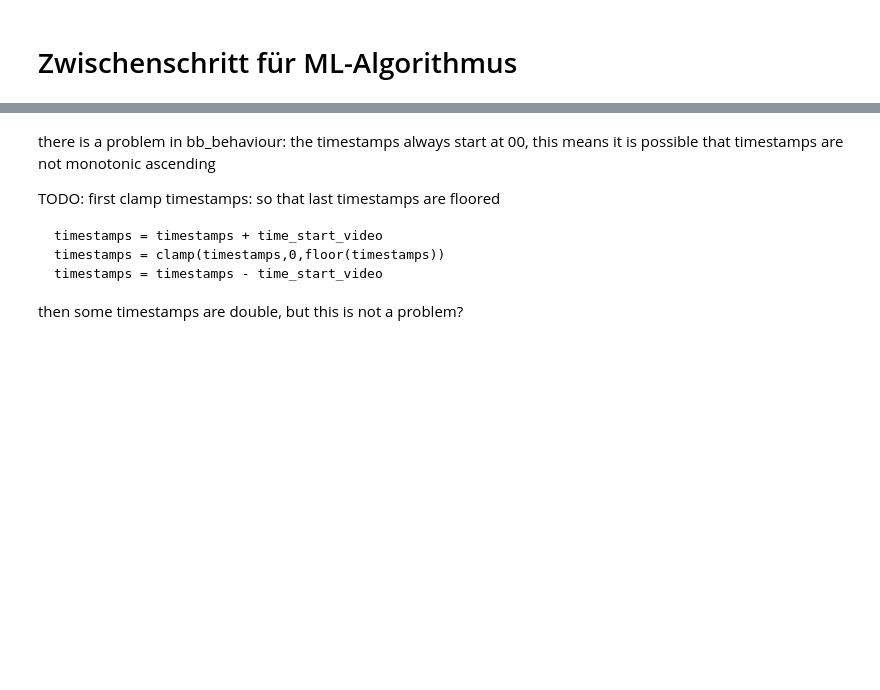
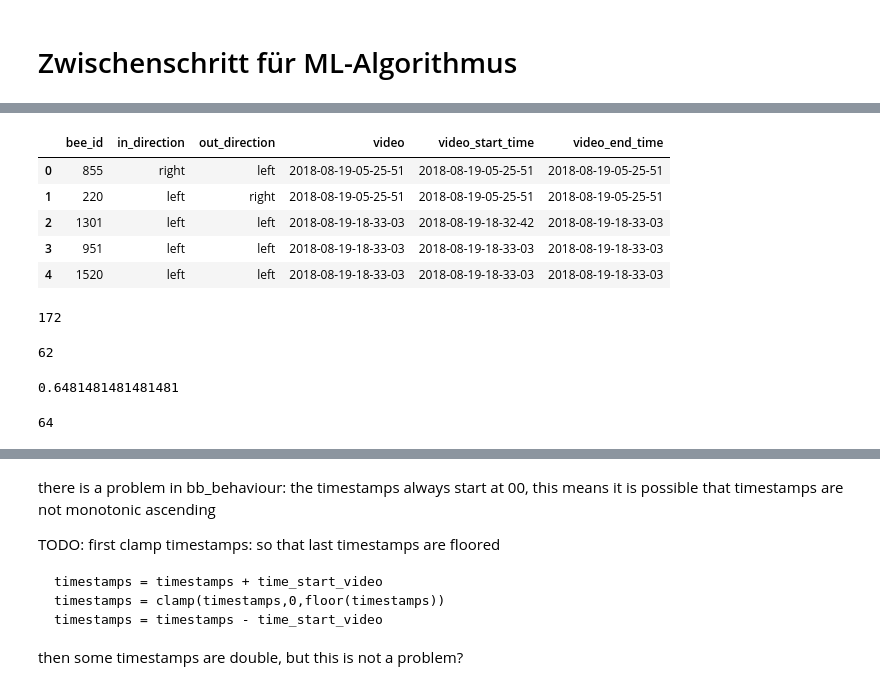
Before and after one commit to tschopo/swp_bioroboticslab, a Jupyter notebook: pipeline_tracking_test_daniel2.ipynb, the cells around one changed output, grey strips where cells are left out. Drawn from its saved outputs; the diff is of its cells as text; code cells hidden in the pictures; blank space fills up the shorter version.

```diff
--- a/pipeline_tracking_test_daniel2.ipynb
+++ b/pipeline_tracking_test_daniel2.ipynb
@@ -708,0 +697,32 @@ tracks_ml = merge_tracks(tracks_ml)
+# %%
+test_data = test_data.rename(columns={'timestamp_in': 'video_start_time', 'timestamp_out': 'video_end_time'})
+test_data.head()
+# %% [output]
+|  | bee_id | in_direction | out_direction | video | video_start_time | video_end_time |
+| 0 | 855 | right | left | 2018-08-19-05-25-51 | 2018-08-19-05-25-51 | 2018-08-19-05-25-51 |
+| 1 | 220 | left | right | 2018-08-19-05-25-51 | 2018-08-19-05-25-51 | 2018-08-19-05-25-51 |
+| 2 | 1301 | left | left | 2018-08-19-18-33-03 | 2018-08-19-18-32-42 | 2018-08-19-18-33-03 |
+| 3 | 951 | left | left | 2018-08-19-18-33-03 | 2018-08-19-18-33-03 | 2018-08-19-18-33-03 |
+| 4 | 1520 | left | left | 2018-08-19-18-33-03 | 2018-08-19-18-33-03 | 2018-08-19-18-33-03 |
+# %%
+len(tracks_ml)
+# %% [output]
+172
+# %%
+test = pd.merge(tracks_ml,test_data,how='inner',on=['bee_id','video_start_time','video_end_time'])
+len(test)
+# %% [output]
+62
+# %%
+70/108
+# %% [output]
+0.6481481481481481
+# %%
+# first merge only by video_start time for in direction,
+t = pd.merge(tracks_ml,test_data[['bee_id','in_direction','video_start_time']], on=['bee_id','video_start_time'], how='inner')
+
+# then merge by video end time for out direction
+t2 = pd.merge(t,test_data[['bee_id','out_direction','video_end_time']], on=['bee_id','video_end_time'], how='inner')
+len(t2)
+# %% [output]
+64
```
Also changed, not shown: parts of 23 cells of this notebook.
